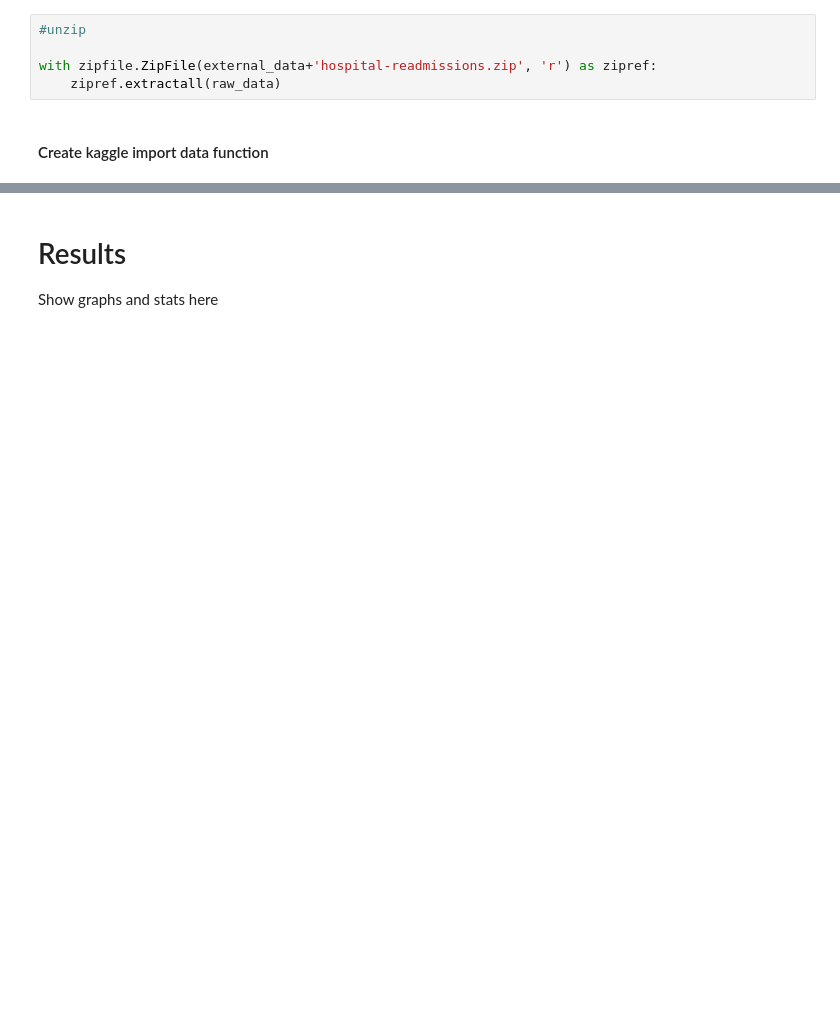
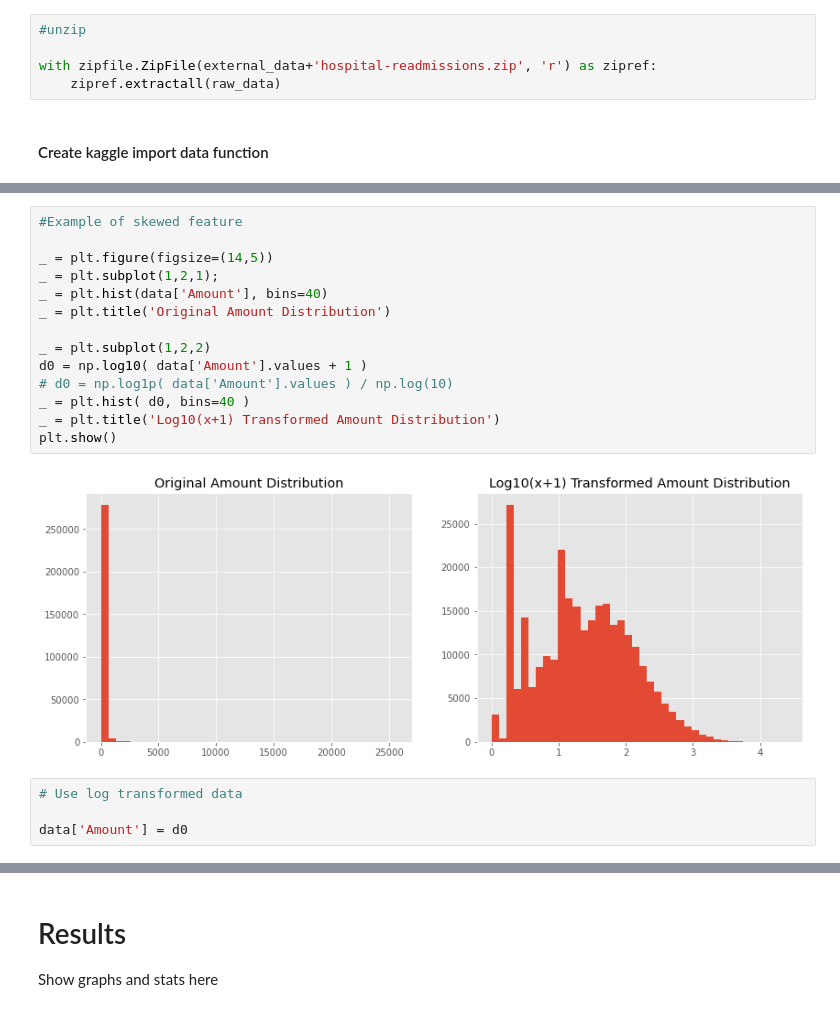
Before and after one commit to jrudd1/gan-synthetic-data-testing, a Jupyter notebook: notebooks/20210204-JMR-GAN-Testing.ipynb, the cells around one changed output, grey strips where cells are left out. Drawn from its saved outputs; the diff is of its cells as text; blank space fills up the shorter version.

```diff
--- a/notebooks/20210204-JMR-GAN-Testing.ipynb
+++ b/notebooks/20210204-JMR-GAN-Testing.ipynb
@@ -100,0 +222,20 @@ Do work here
+# %%
+#Example of skewed feature
+
+_ = plt.figure(figsize=(14,5))
+_ = plt.subplot(1,2,1);
+_ = plt.hist(data['Amount'], bins=40)
+_ = plt.title('Original Amount Distribution')
+
+_ = plt.subplot(1,2,2)
+d0 = np.log10( data['Amount'].values + 1 )
+# d0 = np.log1p( data['Amount'].values ) / np.log(10)
+_ = plt.hist( d0, bins=40 )
+_ = plt.title('Log10(x+1) Transformed Amount Distribution')
+plt.show()
+# %% [output]
+[figure, added]
+# %%
+# Use log transformed data
+
+data['Amount'] = d0
```
Also changed, not shown: parts of 74 cells of this notebook, 10 other files.
